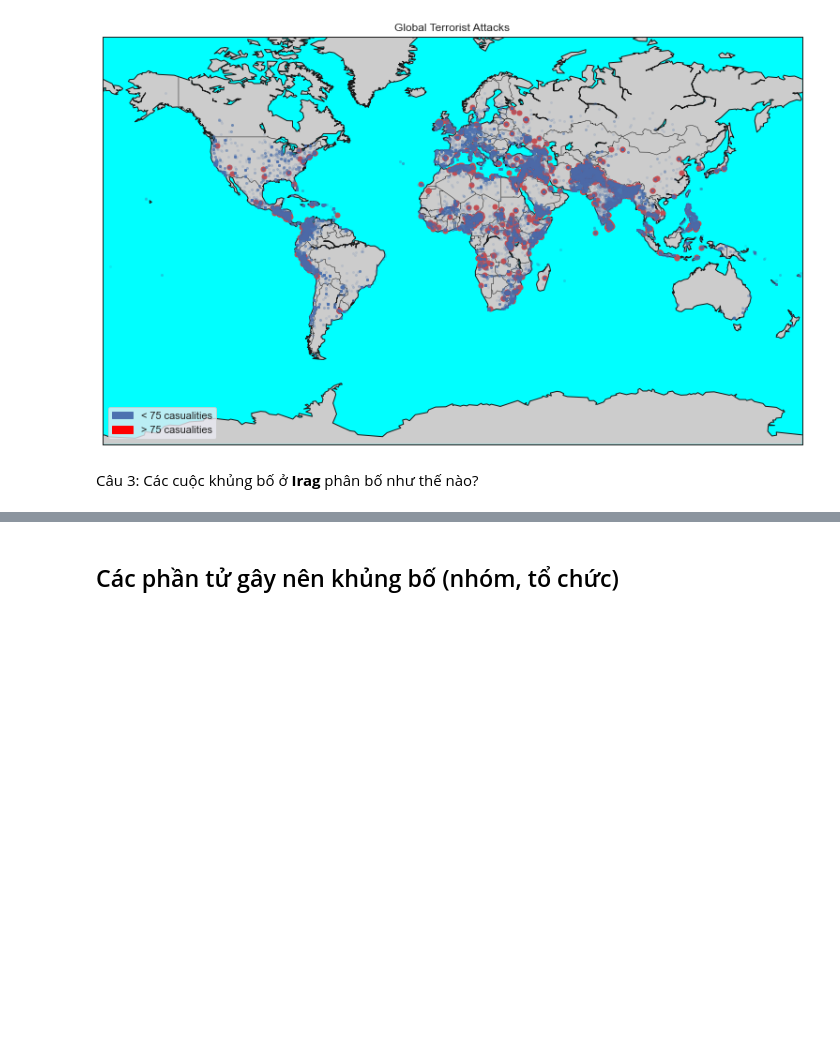
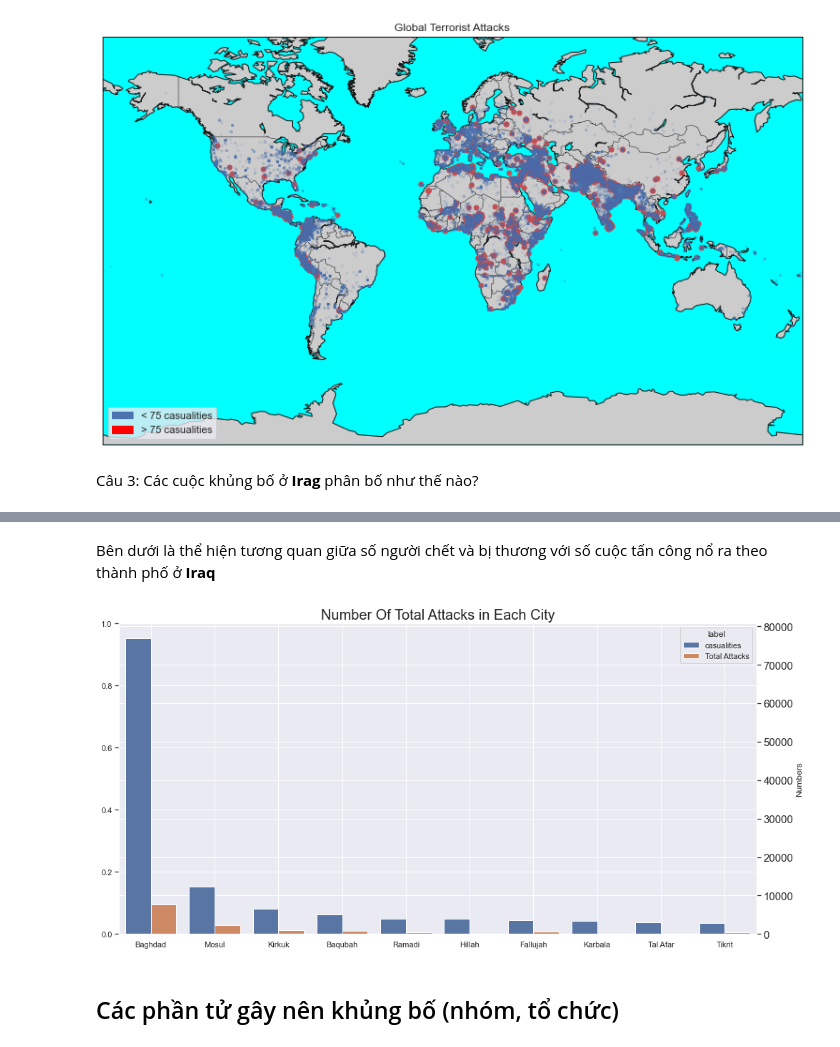
Before and after one commit to tuph-tech/LTKHDL-final, a Jupyter notebook: 1712861-PhanHuuTu.ipynb, the cells around one changed output, grey strips where cells are left out. Drawn from its saved outputs; the diff is of its cells as text; code cells hidden in the pictures; blank space fills up the shorter version.

```diff
--- a/1712861-PhanHuuTu.ipynb
+++ b/1712861-PhanHuuTu.ipynb
@@ -454,6 +454,46 @@ for it in location.index:
 iraq_map
 # %% [output]
 [interactive output not drawn]
+# %% [markdown]
+Bên dưới là thể hiện tương quan giữa số người chết và bị thương với số cuộc tấn công nổ ra theo thành phố ở **Iraq**
+# %%
+#dữ liệu 10 thành phố ở Iraq có số lượng người chết và bị thương nhiều nhất
+city_casualities = location_visualization.groupby('city')['casualities'].sum()  \
+                                          .to_frame().reset_index()  \
+                                          .sort_values('casualities', ascending=False)[:10]
+
+#dữ liệu các thành phố ở Iraq với số lượng cuộc khủng bố
+city_attacks = location_visualization['city'].value_counts().reset_index()
+city_attacks.columns = ['city', 'Total Attacks']
+
+#join 2 dữ liệu lại theo thành phố (left join)
+tmp_df = city_casualities.set_index('city').join(city_attacks.set_index('city'), how='left')
+tmp_df.reset_index(inplace=True)
+tmp_df = tmp_df.sort_values(['casualities', 'Total Attacks'], ascending=False)
+
+# melt dữ liệu để vẽ 2 cột trong cùng 1 biểu đồ cột
+tmp_df_melt = pd.melt(tmp_df,
+                      id_vars='city',
+                      value_vars=['casualities','Total Attacks'],
+                      var_name ='label',
+                      value_name='Numbers')
+
+plt.twinx()
+# vẽ biểu đồ cột thể hiện số người bị ảnh hưởng và số cuộc khủng bố từng thành phố (top 10)
+ax = sns.barplot(x='city', y='Numbers',
+                 hue='label',
+                 data=tmp_df_melt)
+
+# Thiết lập 1 số thuộc tính biểu đồ
+plt.xticks(rotation=35,
+           fontsize=15)
+plt.yticks(fontsize=15)
+
+plt.title('Number Of Total Attacks in Each City', fontsize=20)
+
+plt.show()
+# %% [output]
+[figure, added]
 # %% [markdown]
 ## Các phần tử gây nên khủng bố (nhóm, tổ chức)
 # %% [markdown]
```
